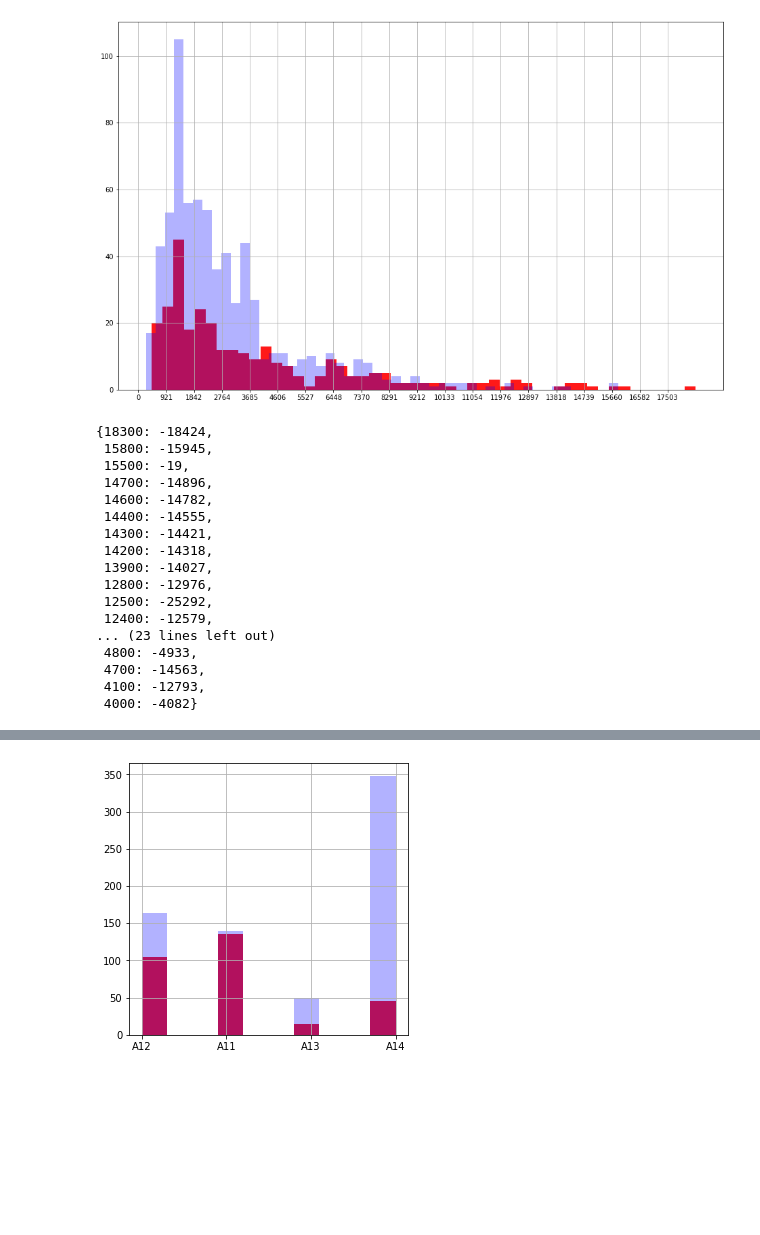
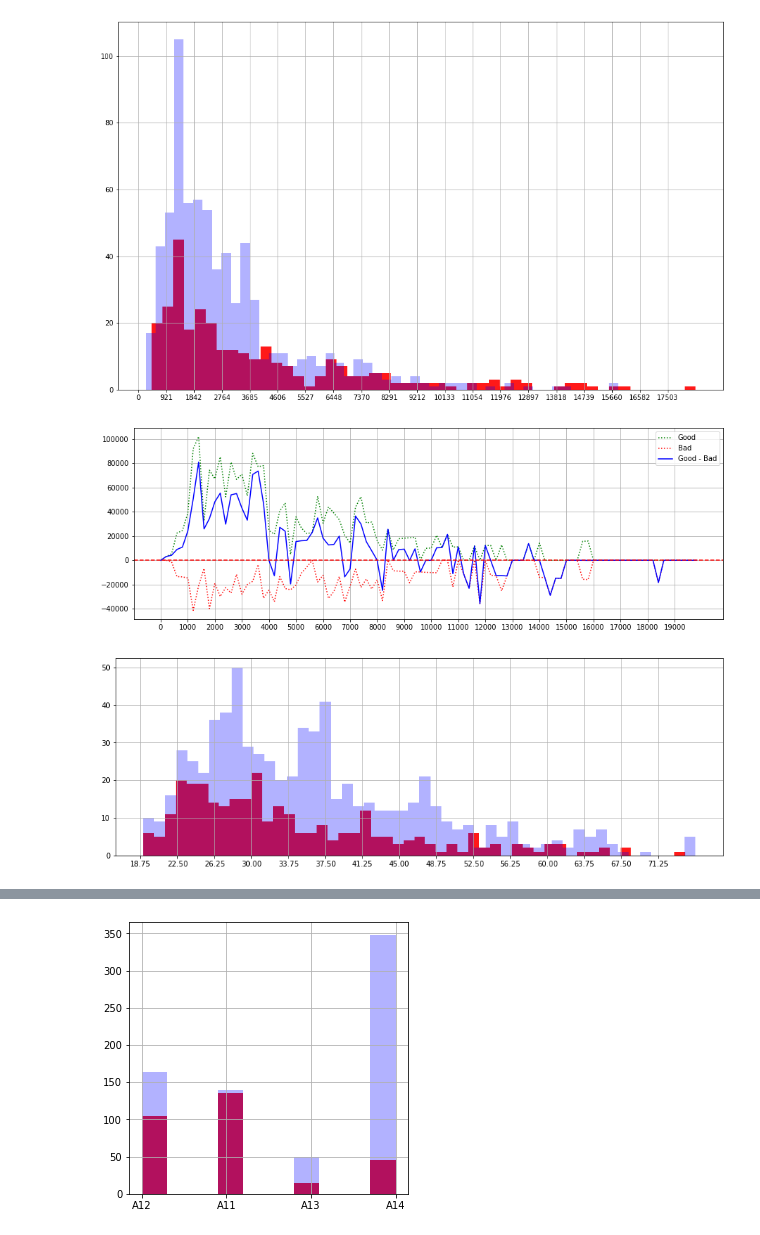
Before and after one commit to Bartloc/ml-german-credit, a Jupyter notebook: German-Credit-Data-ML-Analysis.ipynb, the cells around one changed output, grey strips where cells are left out. Drawn from its saved outputs; the diff is of its cells as text; code cells hidden in the pictures; blank space fills up the shorter version.

Commit message:
Tunning Jupiter German Data Analysis

```diff
--- a/German-Credit-Data-ML-Analysis.ipynb
+++ b/German-Credit-Data-ML-Analysis.ipynb
@@ -282,33 +282,32 @@ Histograms
 plot_hist('classification','creditamount',data,50,(16,10),True)
 # %% [output]
 [figure]
-# %%
-credit_dict={}
-a=0
-credit=20000
-step=100
-while credit>0:
-    a=sum(data[(data['classification']==1) &  (data['creditamount']>credit) & (data['creditamount']<credit+step)]['creditamount'])\
-    - sum(data[(data['classification']==0) &  (data['creditamount']>credit) & (data['creditamount']<credit+step)]['creditamount'])
-    credit=credit-step
-    if a<0:
-        credit_dict[credit]=a
-credit_dict
-# %% [output]
-{18300: -18424,
- 15800: -15945,
- 15500: -19,
- 14700: -14896,
- 14600: -14782,
- 14400: -14555,
- 14300: -14421,
- 14200: -14318,
- 13900: -14027,
- 12800: -12976,
- 12500: -25292,
- 12400: -12579,
-... (23 lines left out)
- 4800: -4933,
- 4700: -14563,
- 4100: -12793,
- 4000: -4082}
+# %%
+credit_dict={0: [],1 :[],2: [],3: []}
+step=200
+for cr in range(0,20000,step):
+    credit_dict[0].append(cr)
+    credit_dict[1].append(
+    data[(data['classification']==1) &  (data['creditamount']>=cr) \
+         & (data['creditamount']<cr+step)]['creditamount'].sum())
+    credit_dict[2].append(-
+    data[(data['classification']==0) &  (data['creditamount']>=cr) \
+         & (data['creditamount']<cr+step)]['creditamount'].sum())
+    credit_dict[3].append(credit_dict[1][-1]+credit_dict[2][-1])
+credit_df=pd.DataFrame.from_dict(credit_dict)
+#data
+#pd.DataFrame.from_dict(credit_dict)
+plt.figure(figsize=(15,5))
+plt.plot(credit_df[0],credit_df[1],color='green',linestyle='dotted',label='Good')
+plt.plot(credit_df[0],credit_df[2],color='red',linestyle='dotted',label='Bad')
+plt.plot(credit_df[0],credit_df[3],color='blue',label='Good - Bad')
+plt.axhline(y=0,color='red',linestyle='--')
+plt.xticks(np.arange(0, 20000, 1000))
+plt.legend()
+plt.grid()
+# %% [output]
+[figure, added]
+# %%
+plot_hist('classification','age',data,50,(15,5),True)
+# %% [output]
+[figure, added]
```
Also changed, not shown: parts of 8 cells of this notebook.
